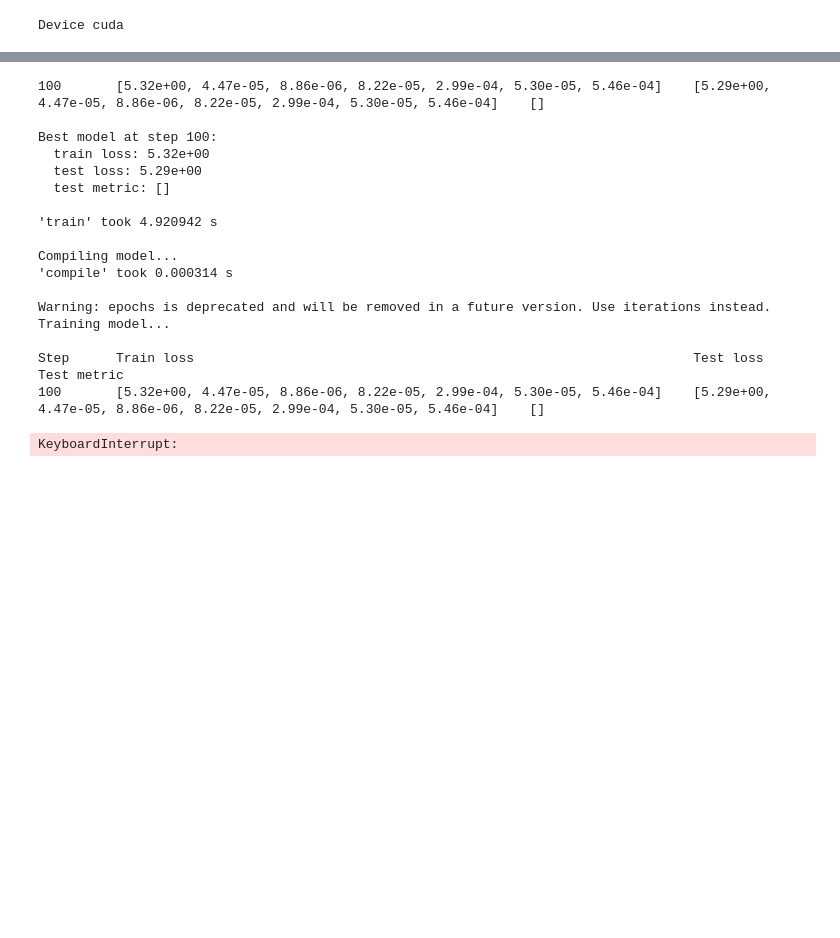
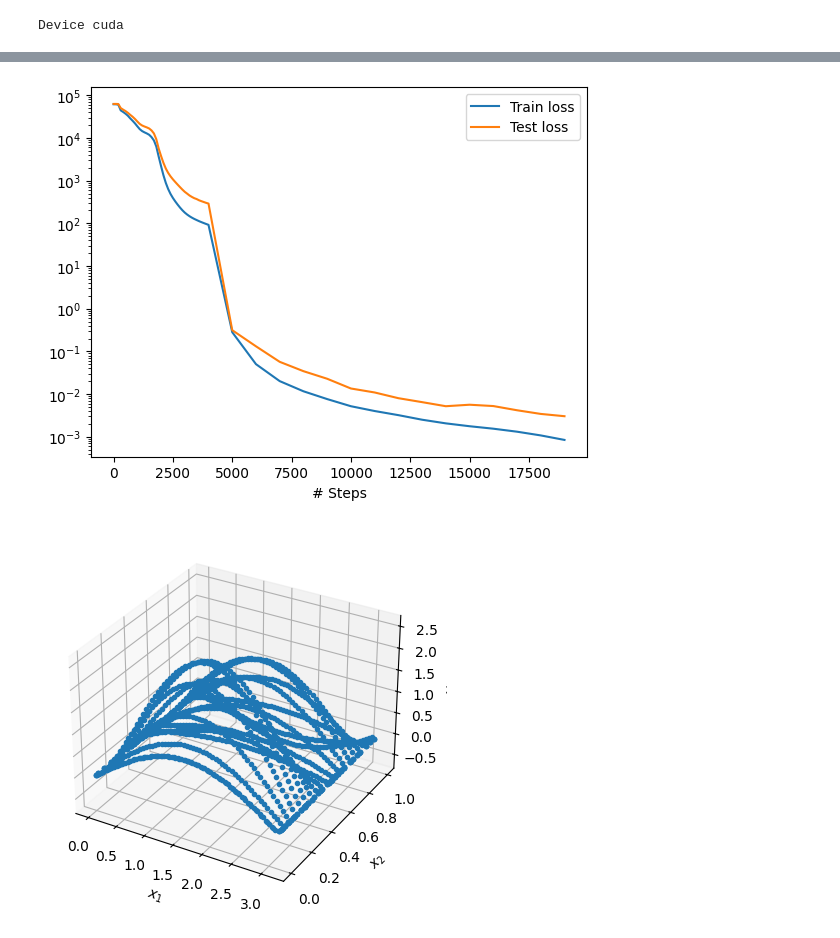
Before and after one commit to phfranz/pinns_for_comp_mech, a Jupyter notebook: beams/Euler_beam_notebook.ipynb, the cells around one changed output, grey strips where cells are left out. Drawn from its saved outputs; the diff is of its cells as text; code cells hidden in the pictures; blank space fills up the shorter version.

```diff
--- a/beams/Euler_beam_notebook.ipynb
+++ b/beams/Euler_beam_notebook.ipynb
@@ -105,21 +107,21 @@ data = dde.data.TimePDE(
     num_test=1000,
 )
 
-layer_size = [2] + [100] * 3 + [1]
+layer_size = [2] + [40] * 4 + [1]
 activation = "tanh"
 initializer = "Glorot uniform"
 net = dde.maps.FNN(layer_size, activation, initializer)
 
-lw = [10, 1, 1, 1, 1, 1, 1]
+lw = [10, 1, 1, 1, 1, 10, 1]
 
 model = dde.Model(data, net)
 model.compile("adam", lr=0.0001, loss_weights=lw)
 
-model.train(epochs=100, display_every=100)
+model.train(epochs=4000, display_every=100)
 
 model.compile("L-BFGS", loss_weights=lw)
 
-losshistory, train_state = model.train(epochs=20000, display_every=100)
+losshistory, train_state = model.train(iterations=10000, display_every=100)
 
 dde.saveplot(losshistory, train_state, issave=True, isplot=True)
 # %% [output]
@@ -136,18 +145,2 @@ Step      Train loss
-100       [5.32e+00, 4.47e-05, 8.86e-06, 8.22e-05, 2.99e-04, 5.30e-05, 5.46e-04]    [5.29e+00, 4.47e-05, 8.86e-06, 8.22e-05, 2.99e-04, 5.30e-05, 5.46e-04]    []
-
-Best model at step 100:
-  train loss: 5.32e+00
-  test loss: 5.29e+00
-  test metric: []
-
-'train' took 4.920942 s
-
-Compiling model...
-'compile' took 0.000314 s
-
-Warning: epochs is deprecated and will be removed in a future version. Use iterations instead.
-Training model...
-
-Step      Train loss                                                                Test loss                                                                 Test metric
-100       [5.32e+00, 4.47e-05, 8.86e-06, 8.22e-05, 2.99e-04, 5.30e-05, 5.46e-04]    [5.29e+00, 4.47e-05, 8.86e-06, 8.22e-05, 2.99e-04, 5.30e-05, 5.46e-04]    []
-KeyboardInterrupt:
+[figure, added]
+[figure, added]
```
Also changed, not shown: parts of 10 cells of this notebook.
